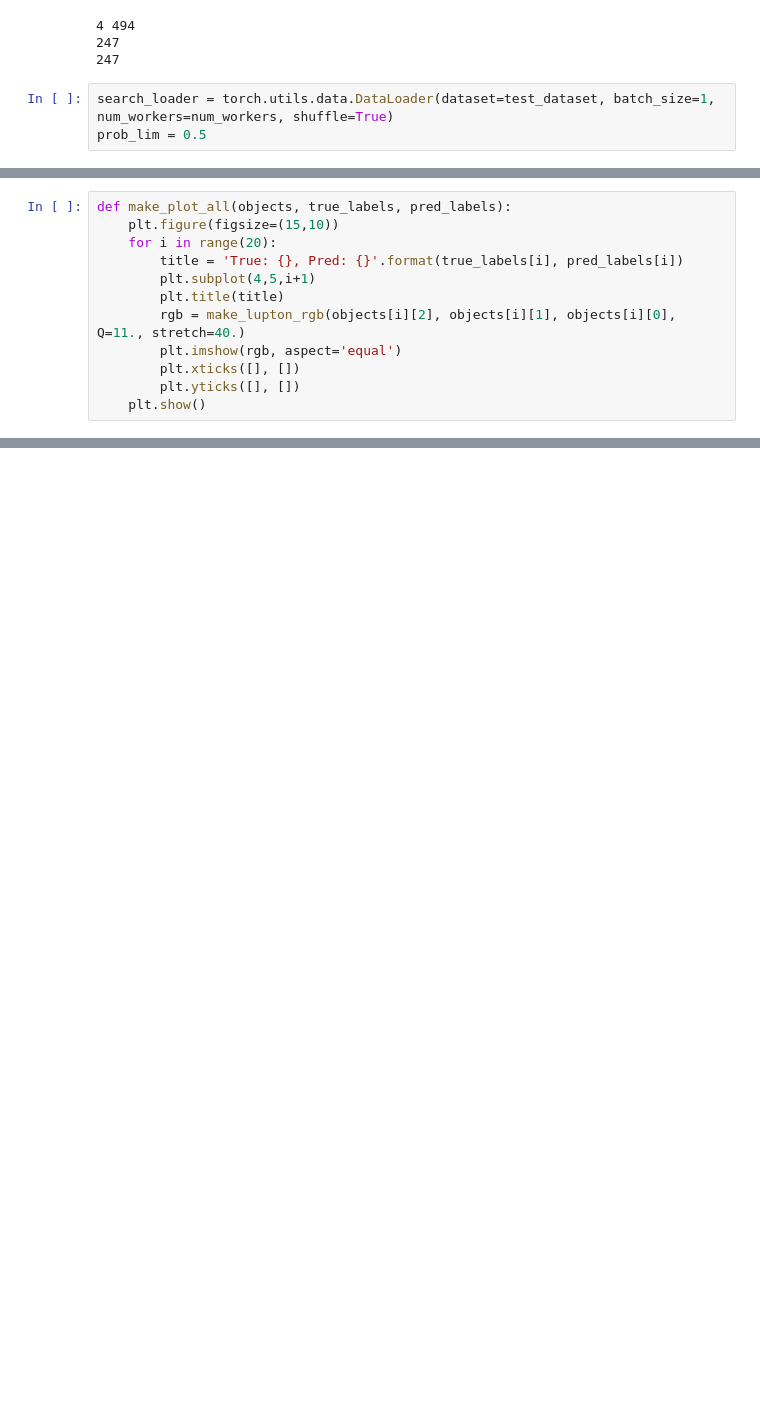
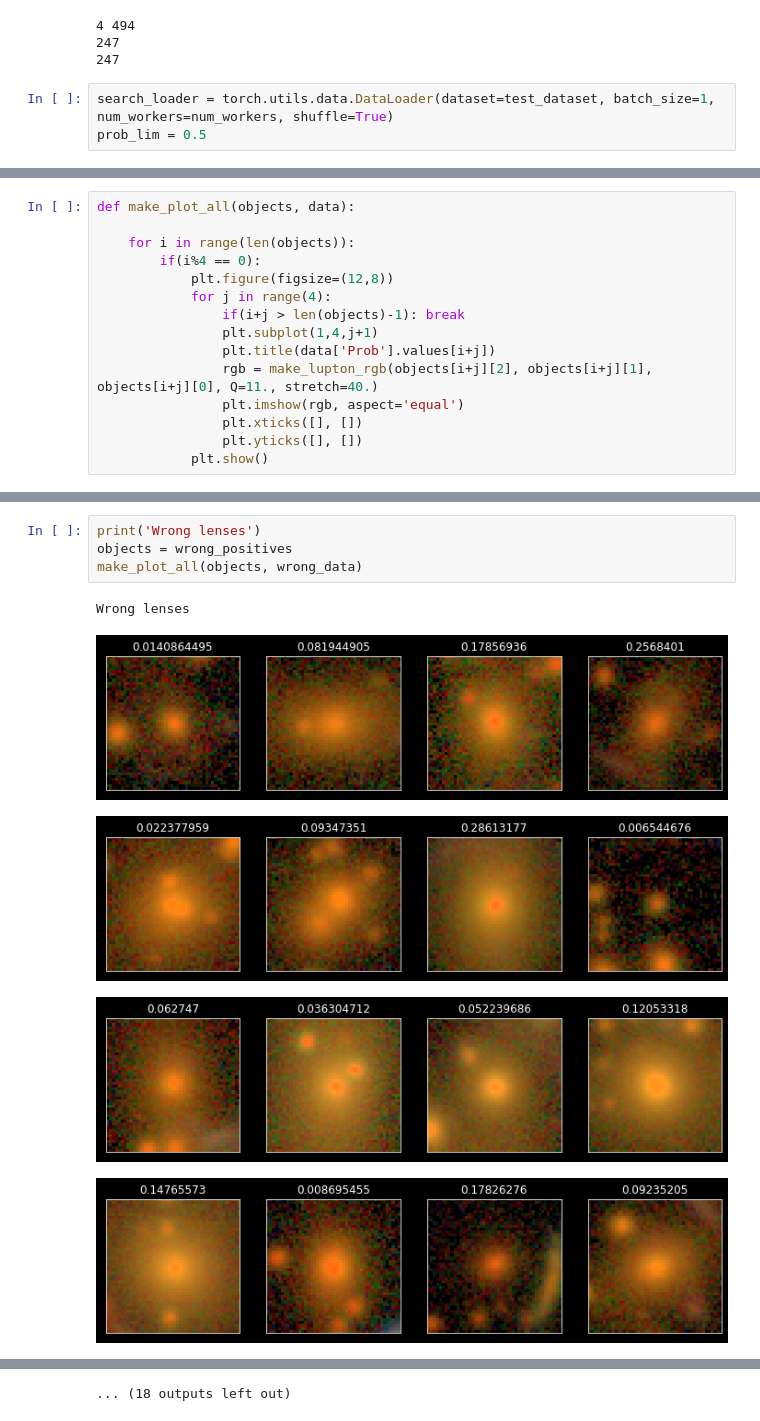
Before and after one commit to JimenaGonzalez/Searching-double-lenses, a Jupyter notebook: vit_cnn/Real_lenses_search_Jack.ipynb, the cells around one changed output, grey strips where cells are left out. Cells and saved outputs as stored; diff of their text form; blank space fills up the shorter version.

```diff
--- a/vit_cnn/Real_lenses_search_Jack.ipynb
+++ b/vit_cnn/Real_lenses_search_Jack.ipynb
@@ -225,12 +244,15 @@ plt.show()
 # %%
-def make_plot_all(objects, true_labels, pred_labels):
-    plt.figure(figsize=(15,10))
-    for i in range(20):
-        title = 'True: {}, Pred: {}'.format(true_labels[i], pred_labels[i])
-        plt.subplot(4,5,i+1)
-        plt.title(title)
-        rgb = make_lupton_rgb(objects[i][2], objects[i][1], objects[i][0], Q=11., stretch=40.)
-        plt.imshow(rgb, aspect='equal')
-        plt.xticks([], [])
-        plt.yticks([], [])
-    plt.show()
+def make_plot_all(objects, data):
+
+    for i in range(len(objects)):
+        if(i%4 == 0):
+            plt.figure(figsize=(12,8))
+            for j in range(4):
+                if(i+j > len(objects)-1): break
+                plt.subplot(1,4,j+1)
+                plt.title(data['Prob'].values[i+j])
+                rgb = make_lupton_rgb(objects[i+j][2], objects[i+j][1], objects[i+j][0], Q=11., stretch=40.)
+                plt.imshow(rgb, aspect='equal')
+                plt.xticks([], [])
+                plt.yticks([], [])
+            plt.show()
@@ -275,0 +259,10 @@ Right Negatives
+# %%
+print('Wrong lenses')
+objects = wrong_positives
+make_plot_all(objects, wrong_data)
+# %% [output]
+Wrong lenses
+[figure, added]
+[figure, added]
+[figure, added]
+[figure, added]
@@ -275,0 +276 @@ Right Negatives
+... (18 outputs left out)
```
Also changed, not shown: parts of 14 cells of this notebook.
